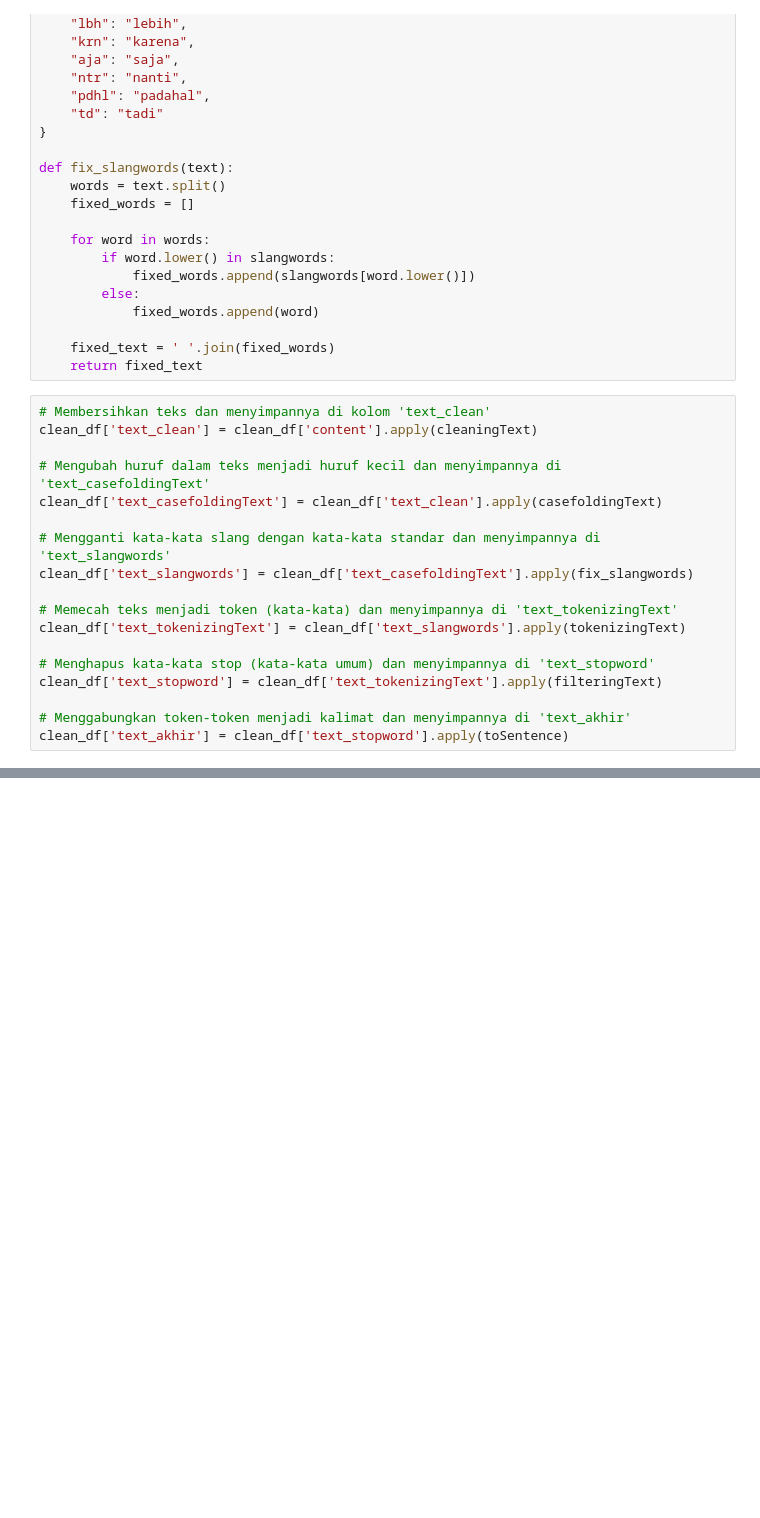
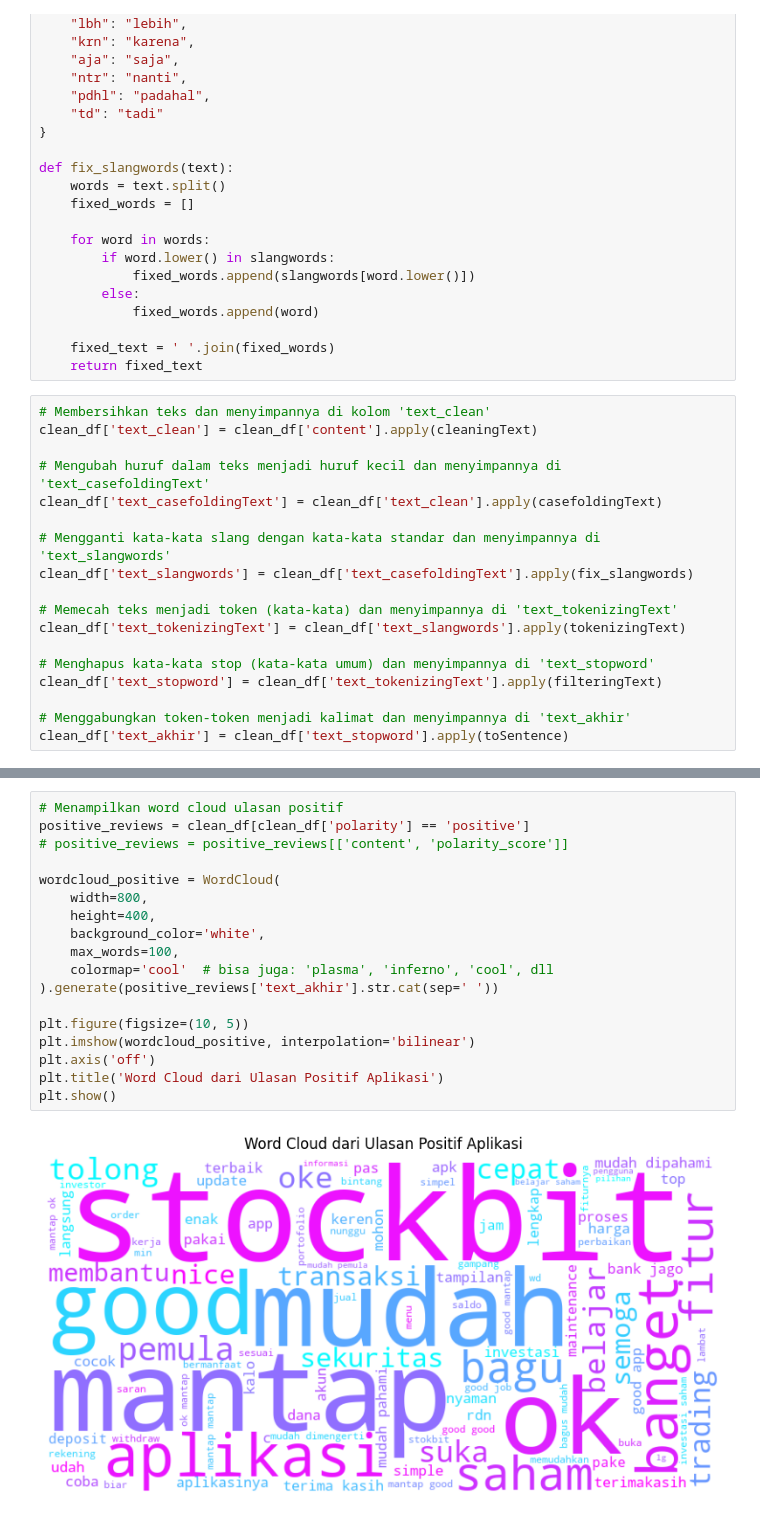
Before and after one commit to TaqiyudinMiftah/Proyek-NLP, a Jupyter notebook: main.ipynb, the cells around one changed output, grey strips where cells are left out. Saved outputs shown, nothing was run; the diff lists cells and outputs as text; blank space fills up the shorter version.

```diff
--- a/main.ipynb
+++ b/main.ipynb
@@ -333,0 +400,20 @@ clean_df
+# %%
+# Menampilkan word cloud ulasan positif
+positive_reviews = clean_df[clean_df['polarity'] == 'positive']
+# positive_reviews = positive_reviews[['content', 'polarity_score']]
+
+wordcloud_positive = WordCloud(
+    width=800,
+    height=400,
+    background_color='white',
+    max_words=100,
+    colormap='cool'  # bisa juga: 'plasma', 'inferno', 'cool', dll
+).generate(positive_reviews['text_akhir'].str.cat(sep=' '))
+
+plt.figure(figsize=(10, 5))
+plt.imshow(wordcloud_positive, interpolation='bilinear')
+plt.axis('off')
+plt.title('Word Cloud dari Ulasan Positif Aplikasi')
+plt.show()
+# %% [output]
+[figure, added]
```
Also changed, not shown: parts of 31 cells of this notebook, 2 other files.
